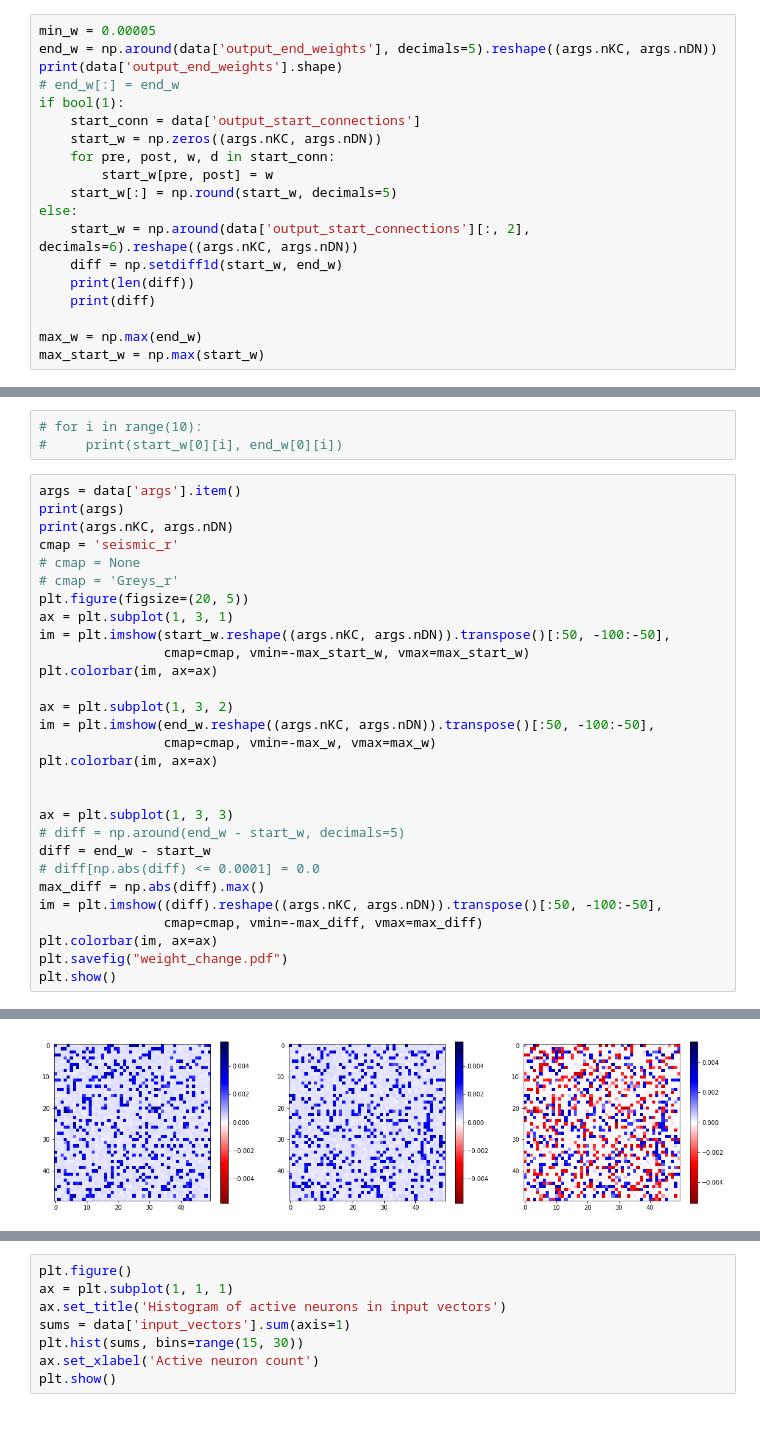
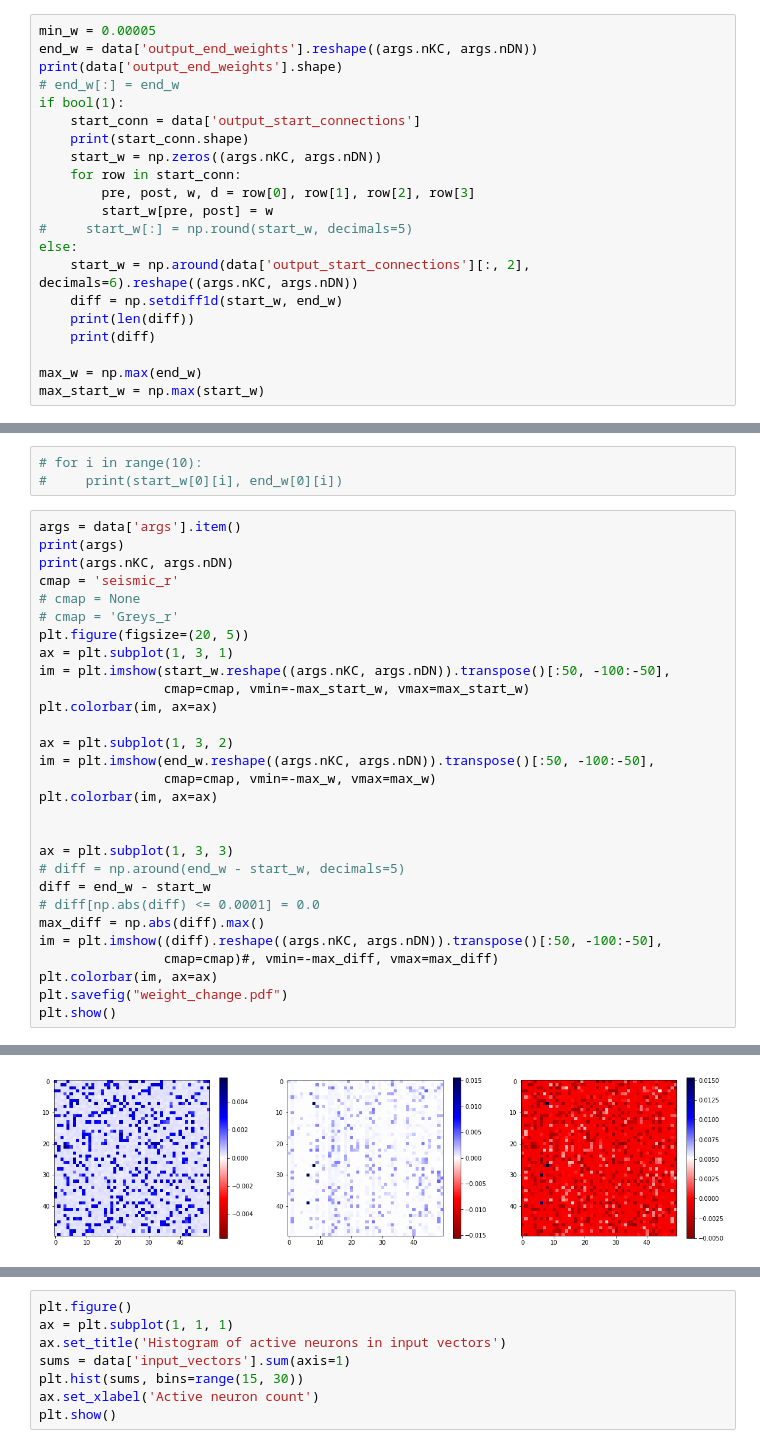
Before and after one commit to chanokin/brainscales-recognition, a Jupyter notebook: codebase/mushroom_body/analyze_mbody_results.ipynb, the cells around one changed output, grey strips where cells are left out. Cells and saved outputs as stored; diff of their text form.

```diff
--- a/codebase/mushroom_body/analyze_mbody_results.ipynb
+++ b/codebase/mushroom_body/analyze_mbody_results.ipynb
@@ -212,14 +212,16 @@ plt.show()
 # %%
 min_w = 0.00005
-end_w = np.around(data['output_end_weights'], decimals=5).reshape((args.nKC, args.nDN))
+end_w = data['output_end_weights'].reshape((args.nKC, args.nDN))
 print(data['output_end_weights'].shape)
 # end_w[:] = end_w
 if bool(1):
     start_conn = data['output_start_connections']
+    print(start_conn.shape)
     start_w = np.zeros((args.nKC, args.nDN))
-    for pre, post, w, d in start_conn:
+    for row in start_conn:
+        pre, post, w, d = row[0], row[1], row[2], row[3]
         start_w[pre, post] = w
-    start_w[:] = np.round(start_w, decimals=5)
+#     start_w[:] = np.round(start_w, decimals=5)
 else:
     start_w = np.around(data['output_start_connections'][:, 2], decimals=6).reshape((args.nKC, args.nDN))
     diff = np.setdiff1d(start_w, end_w)
@@ -274,7 +277,7 @@ diff = end_w - start_w
 # diff[np.abs(diff) <= 0.0001] = 0.0
 max_diff = np.abs(diff).max()
 im = plt.imshow((diff).reshape((args.nKC, args.nDN)).transpose()[:50, -100:-50],
-                cmap=cmap, vmin=-max_diff, vmax=max_diff)
+                cmap=cmap)#, vmin=-max_diff, vmax=max_diff)
 plt.colorbar(im, ax=ax)
 plt.savefig("weight_change.pdf")
 plt.show()
@@ -283,2 +286,2 @@ Namespace(backend='genn', gScale=0.025, inactiveScale=0.1, nAL=100, nDN=100, nKC
 2500 100
-[figure, old version]
+[figure, new version]
```
Also changed, not shown: parts of 21 cells of this notebook, 10 other files.
